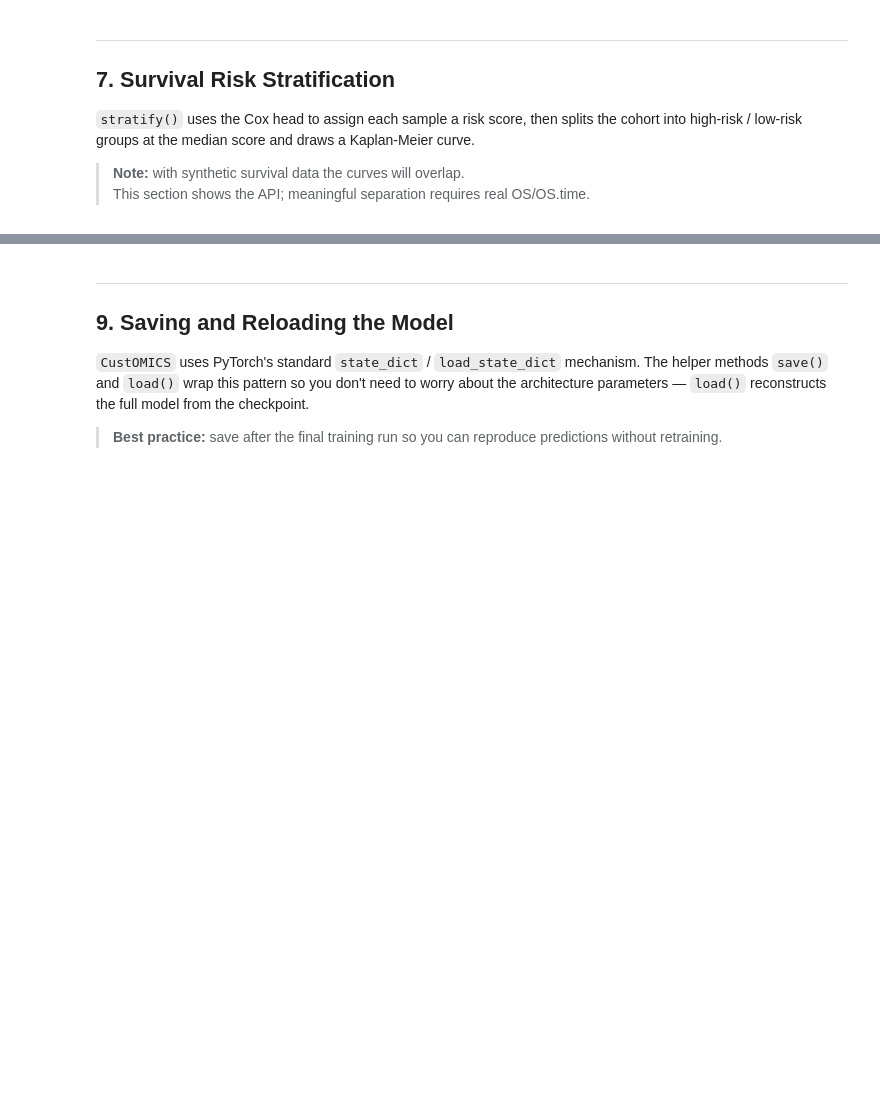
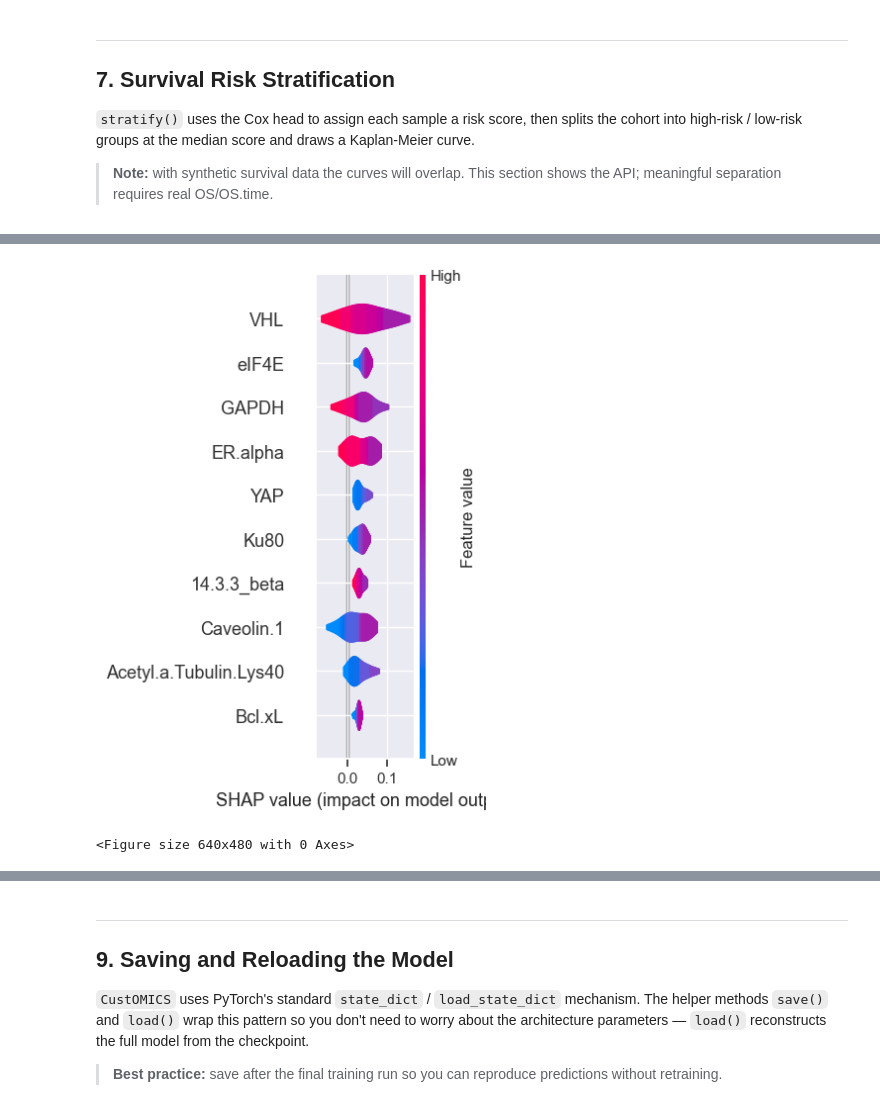
Before and after one commit to prism-oncology/customics, a Jupyter notebook: docs/tutorials/usage.ipynb, the cells around one changed output, grey strips where cells are left out. Cells and saved outputs as stored; diff of their text form; code cells hidden in the pictures; blank space fills up the shorter version.

```diff
--- a/docs/tutorials/usage.ipynb
+++ b/docs/tutorials/usage.ipynb
@@ -545,15 +534,17 @@ AssertionError: The shape of the shap_values matrix does not match the shape of
 # %%
 # Feature importance for protein expression → subtype 1
 model.explain(
     sample_id=lt_samples,
-    omics_df=omics_df,
-    clinical_df=clinical_df,
+    mdata=mdata,
     source="protein",
     subtype=1,
     label=label,
     device="cpu",
     show=True,
 )
+# %% [output]
+[figure, added]
+<Figure size 640x480 with 0 Axes>
 # %%
 # Feature importance for DNA methylation → subtype 1
 model.explain(
```
Also changed, not shown: parts of 31 cells of this notebook.
